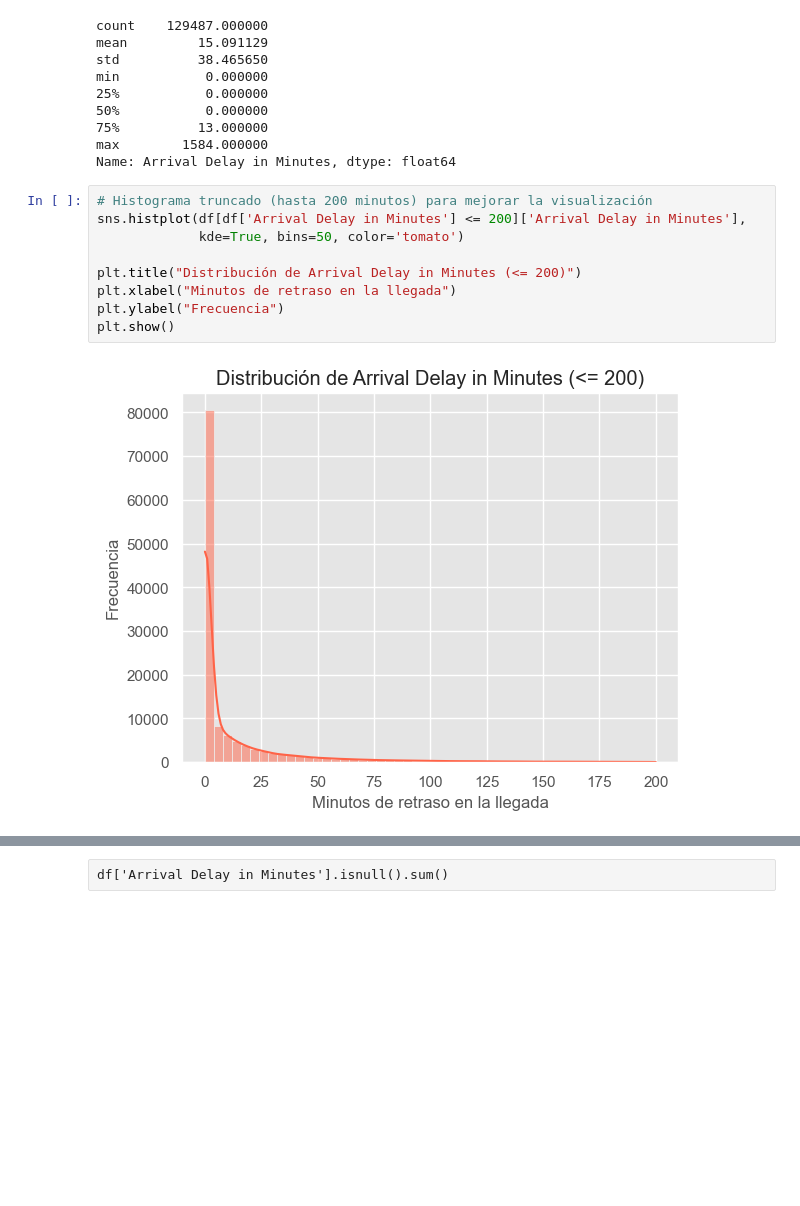
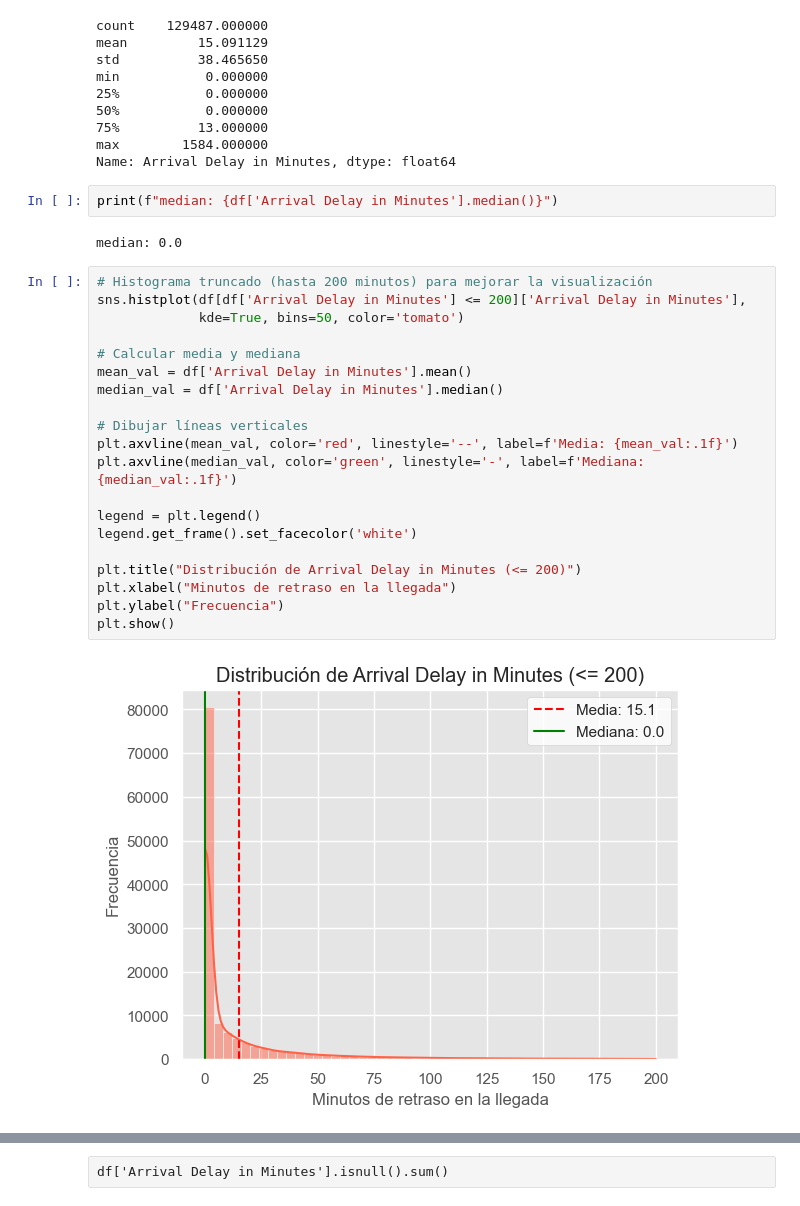
Before and after one commit to fmullerok/airline-satisfaction, a Jupyter notebook: TPI-DS-Grupo8.ipynb, the cells around one changed output, grey strips where cells are left out. Cells and saved outputs as stored; diff of their text form; blank space fills up the shorter version.

```diff
--- a/eda.ipynb
+++ b/TPI-DS-Grupo8.ipynb
@@ -142,15 +132,30 @@ min           0.000000
 75%          13.000000
 max        1584.000000
 Name: Arrival Delay in Minutes, dtype: float64
+# %%
+print(f"median: {df['Arrival Delay in Minutes'].median()}")
+# %% [output]
+median: 0.0
 # %%
 # Histograma truncado (hasta 200 minutos) para mejorar la visualización
 sns.histplot(df[df['Arrival Delay in Minutes'] <= 200]['Arrival Delay in Minutes'],
              kde=True, bins=50, color='tomato')
 
+# Calcular media y mediana
+mean_val = df['Arrival Delay in Minutes'].mean()
+median_val = df['Arrival Delay in Minutes'].median()
+
+# Dibujar líneas verticales
+plt.axvline(mean_val, color='red', linestyle='--', label=f'Media: {mean_val:.1f}')
+plt.axvline(median_val, color='green', linestyle='-', label=f'Mediana: {median_val:.1f}')
+
+legend = plt.legend()
+legend.get_frame().set_facecolor('white')
+
 plt.title("Distribución de Arrival Delay in Minutes (<= 200)")
 plt.xlabel("Minutos de retraso en la llegada")
 plt.ylabel("Frecuencia")
 plt.show()
 # %% [output]
-[figure, old version]
+[figure, new version]
 # %% [markdown]
```
Also changed, not shown: parts of 28 cells of this notebook.
